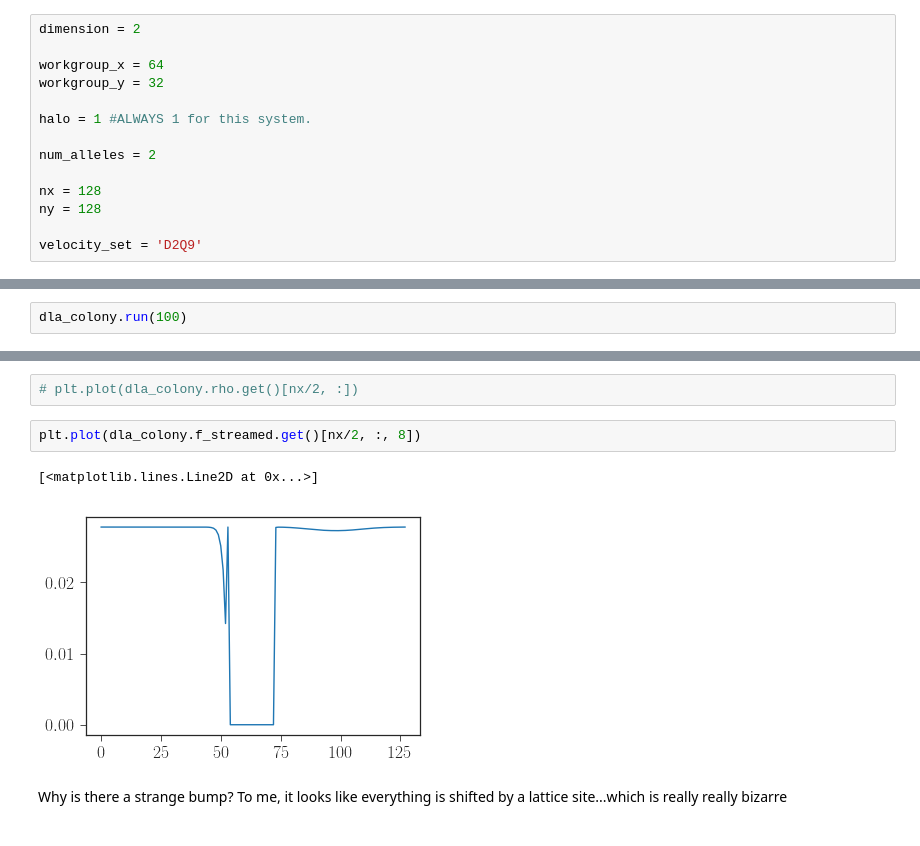
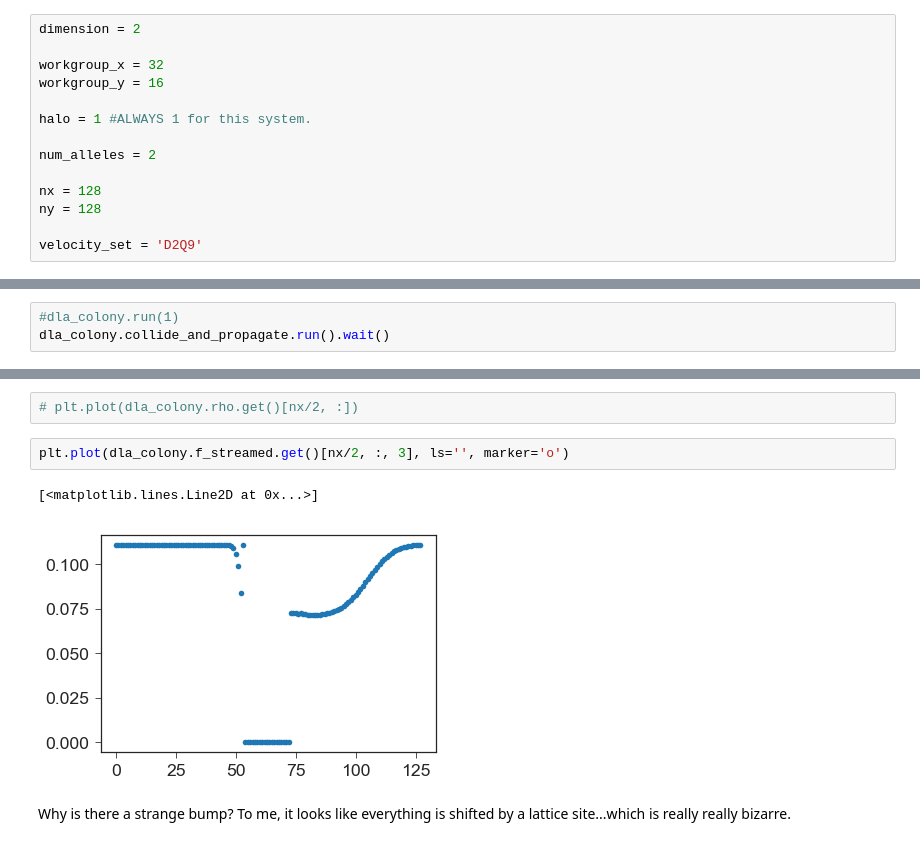
Before and after one commit to btweinstein/LB_colony_growth, a Jupyter notebook: 2018_04_23_mako_opencl_2d.ipynb, the cells around one changed output, grey strips where cells are left out. Drawn from its saved outputs; the diff is of its cells as text.

```diff
--- a/2018_04_23_mako_opencl_2d.ipynb
+++ b/2018_04_23_mako_opencl_2d.ipynb
@@ -18,8 +18,8 @@ import skimage.draw
 # %%
 dimension = 2
 
-workgroup_x = 64
-workgroup_y = 32
+workgroup_x = 32
+workgroup_y = 16
 
 halo = 1 #ALWAYS 1 for this system.
 
@@ -163,2 +146,3 @@ plt.colorbar()
-# %%
-dla_colony.run(100)
+# %%
+#dla_colony.run(1)
+dla_colony.collide_and_propagate.run().wait()
@@ -191,9 +215,9 @@ Weird stripes appear to be appearing in my solutions, IDK what's up with that. W
 # %%
 # plt.plot(dla_colony.rho.get()[nx/2, :])
 # %%
-plt.plot(dla_colony.f_streamed.get()[nx/2, :, 8])
+plt.plot(dla_colony.f_streamed.get()[nx/2, :, 3], ls='', marker='o')
 # %% [output]
 [<matplotlib.lines.Line2D at 0x...>]
-[figure, old version]
+[figure, new version]
 # %% [markdown]
-Why is there a strange bump? To me, it looks like everything is shifted by a lattice site...which is really really bizarre
+Why is there a strange bump? To me, it looks like everything is shifted by a lattice site...which is really really bizarre.
```
Also changed, not shown: parts of 15 cells of this notebook, 2 other files.
